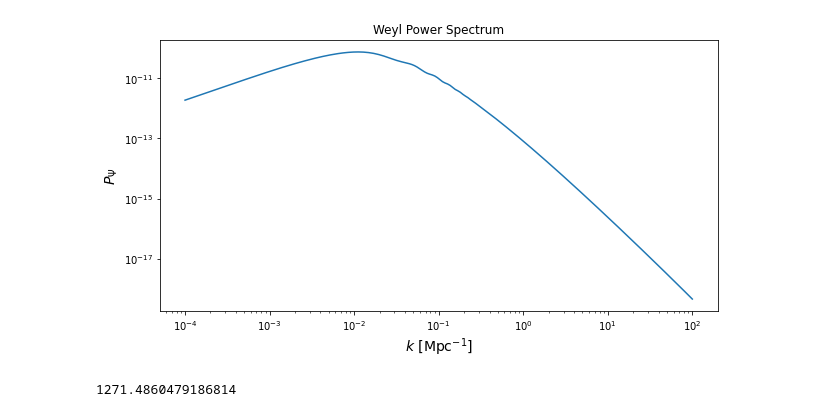
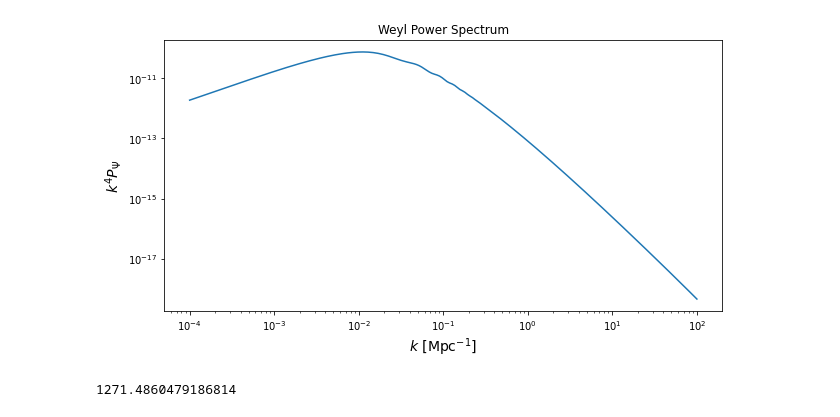
Before and after one commit to mfrobertson/omegaQE, a Jupyter notebook: kkomega/LSS.ipynb, the cells around one changed output. Drawn from its saved outputs; the diff is of its cells as text; code cells hidden in the pictures.

```diff
--- a/kkomega/LSS.ipynb
+++ b/kkomega/LSS.ipynb
@@ -25,18 +40,18 @@ plt.show()
 # %%
-# Weyl Potential
+# Weyl Potential Power Spectrum
 power = Powerspectra()
 ks = np.logspace(-4, 2, 200)
 z = 20
-ps = power.get_weyl_ps(z, ks)
+ps = power.get_matter_ps("weyl", z, ks)
 
 plt.figure()
 plt.loglog(ks, ps)
-plt.ylabel("$P_{\Psi}$", fontsize=14)
+plt.ylabel("$k^4P_{\Psi}$", fontsize=14)
 plt.xlabel("$k$ [Mpc$^{-1}$]", fontsize=14)
 plt.title("Weyl Power Spectrum")
 plt.show()
 # %% [output]
-[figure, old version]
+[figure, new version]
 # %%
 cosmo = Cosmology()
 print(cosmo.z_to_Chi(0.311))
```
Also changed, not shown: parts of 2 cells of this notebook, 4 other files.
